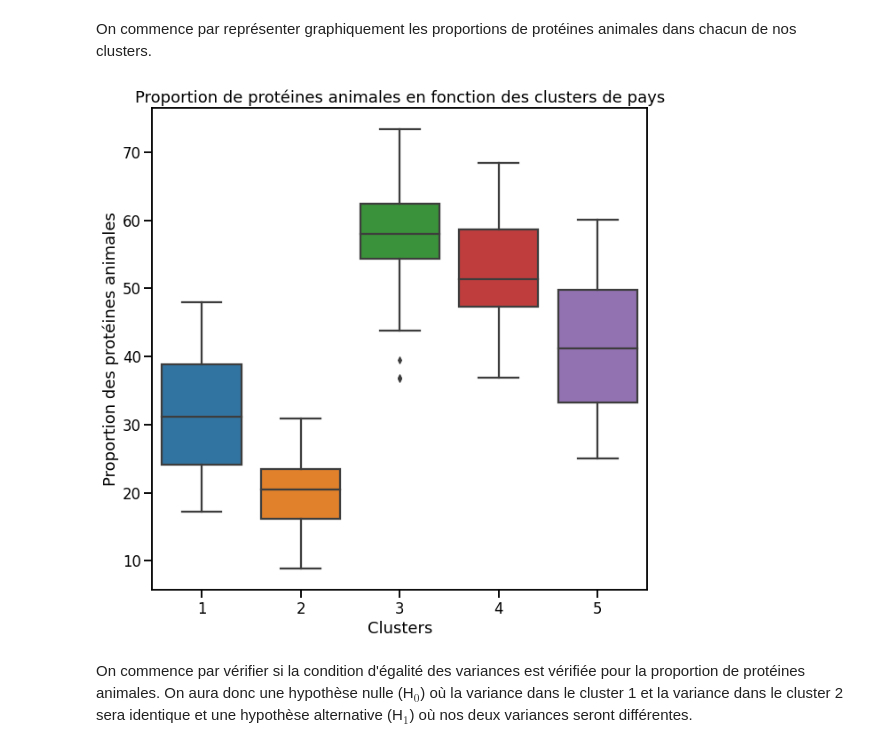
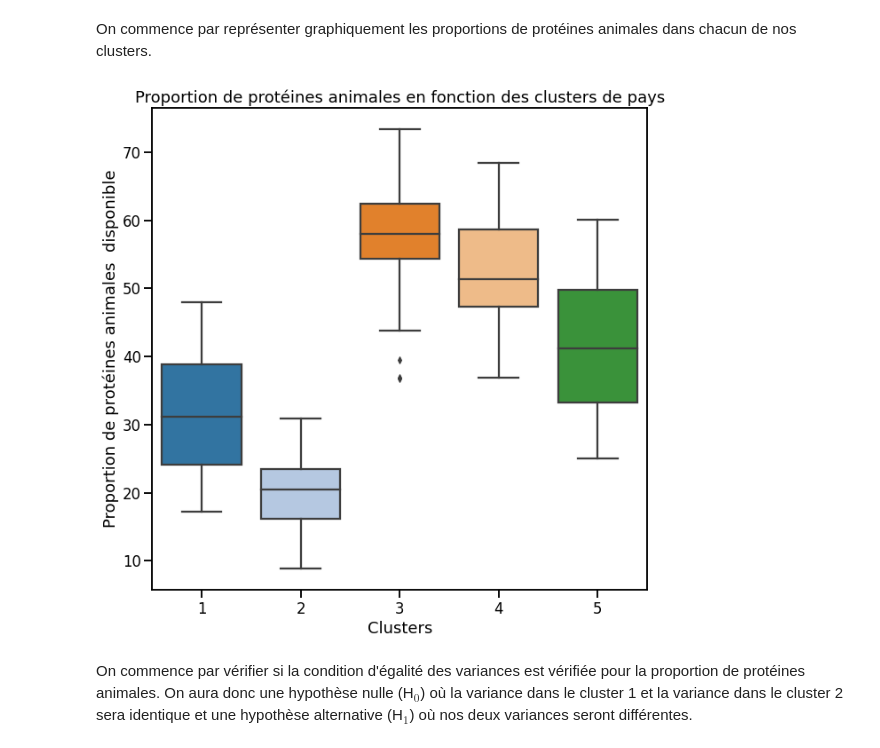
Before and after one commit to Sylvariane/etude_marche, a Jupyter notebook: P5_02_code.ipynb, the cells around one changed output. Saved outputs shown, nothing was run; the diff lists cells and outputs as text; code cells hidden in the pictures.

```diff
--- a/P5_02_code.ipynb
+++ b/P5_02_code.ipynb
@@ -115,6 +115,9 @@ def display_factorial_planes(X_projected, n_comp, pca, axis_ranks, labels=None,
 
             plt.title("Projection des individus (sur F{} et F{})".format(d1+1, d2+1))
             plt.show(block=False)
+# %%
+sns.set_context('talk')
+sns.set_palette('tab20')
 # %%
 vegetaux = pd.read_csv('/content/drive/My Drive/Formation Data Analyst/Livrables/P5_guillot_cecile/vegetaux_2017.csv')
 animaux = pd.read_csv('/content/drive/My Drive/Formation Data Analyst/Livrables/P5_guillot_cecile/animaux_2017.csv')
@@ -583,13 +584,13 @@ On commence par représenter graphiquement les proportions de protéines animale
 # %%
 plt.figure(figsize=(10,10))
 
 _ = sns.boxplot(x='ddg_cluster', y='prot_anim_prot_tot', data=df)
 _ = plt.xlabel('Clusters')
-_ = plt.ylabel('Proportion des protéines animales')
+_ = plt.ylabel('Proportion de protéines animales  disponible')
 _ = plt.title('Proportion de protéines animales en fonction des clusters de pays')
 _ = plt.show()
 # %% [output]
-[figure, old version]
+[figure, new version]
 # %% [markdown]
 On commence par vérifier si la condition d'égalité des variances est vérifiée pour la proportion de protéines animales. On aura donc une hypothèse nulle (H$_0$) où la variance dans le cluster 1 et la variance dans le cluster 2 sera identique et une hypothèse alternative (H$_1$) où nos deux variances seront différentes.
 # %% [markdown]
```
Also changed, not shown: parts of 63 cells of this notebook.
